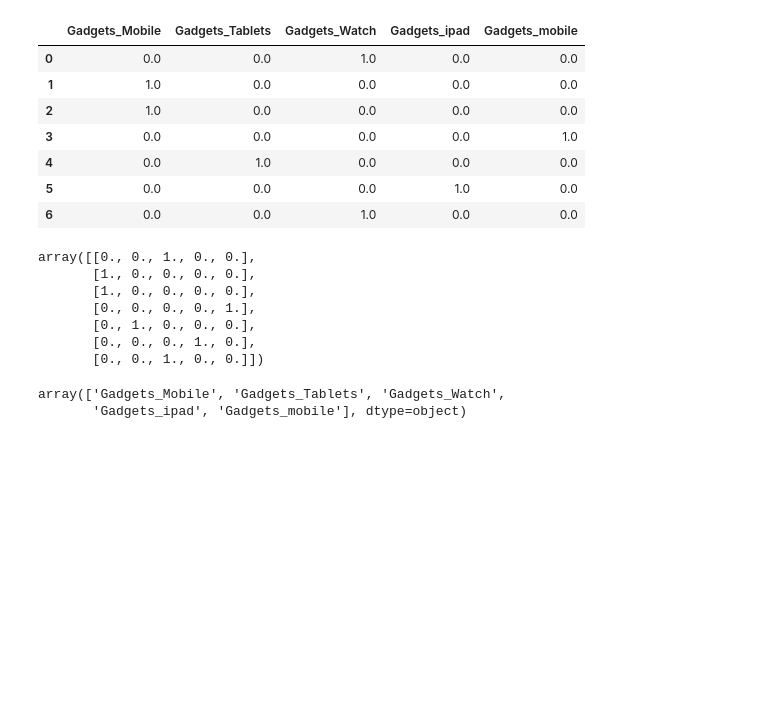
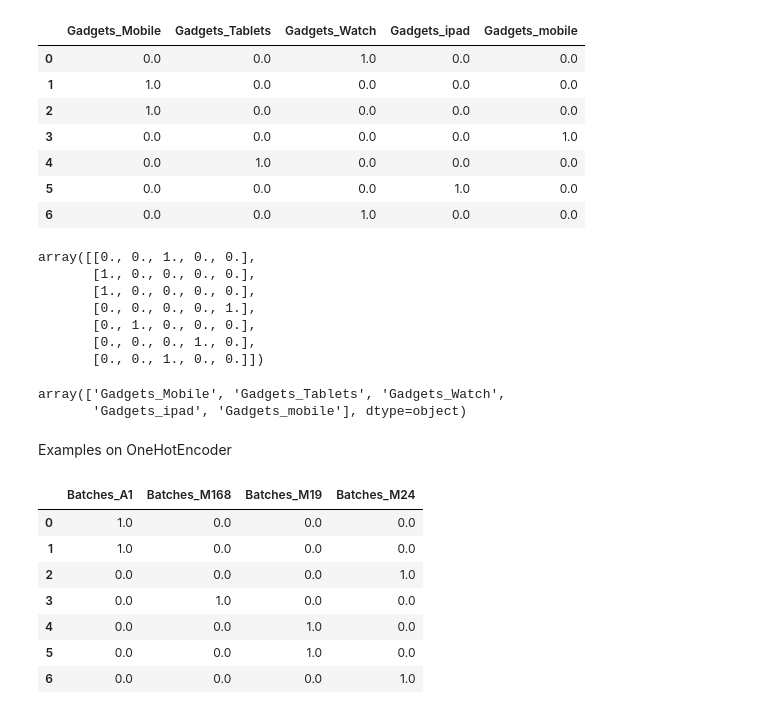
Before and after one commit to eashwardarur/DA, a Jupyter notebook: preprocessing.ipynb, the cells around one changed output. Cells and saved outputs as stored; diff of their text form; code cells hidden in the pictures; blank space fills up the shorter version.

```diff
--- a/preprocessing.ipynb
+++ b/preprocessing.ipynb
@@ -109,3 +109,24 @@ name
 # %% [output]
 array(['Gadgets_Mobile', 'Gadgets_Tablets', 'Gadgets_Watch',
        'Gadgets_ipad', 'Gadgets_mobile'], dtype=object)
+# %% [markdown]
+Examples on OneHotEncoder
+# %%
+import pandas as pd
+from sklearn.preprocessing import OneHotEncoder
+df3=pd.DataFrame({'Batches':['A1','A1','M24','M168','M19','M19','M24']}
+                )
+ohe=OneHotEncoder(sparse_output=False)
+data8=ohe.fit_transform(df3[['Batches']])
+name=ohe.get_feature_names_out(['Batches'])
+df3=pd.DataFrame(data8,columns=name)
+df3
+# %% [output]
+|  | Batches_A1 | Batches_M168 | Batches_M19 | Batches_M24 |
+| 0 | 1.0 | 0.0 | 0.0 | 0.0 |
+| 1 | 1.0 | 0.0 | 0.0 | 0.0 |
+| 2 | 0.0 | 0.0 | 0.0 | 1.0 |
+| 3 | 0.0 | 1.0 | 0.0 | 0.0 |
+| 4 | 0.0 | 0.0 | 1.0 | 0.0 |
+| 5 | 0.0 | 0.0 | 1.0 | 0.0 |
+| 6 | 0.0 | 0.0 | 0.0 | 1.0 |
```
Also changed, not shown: parts of 2 cells of this notebook.
